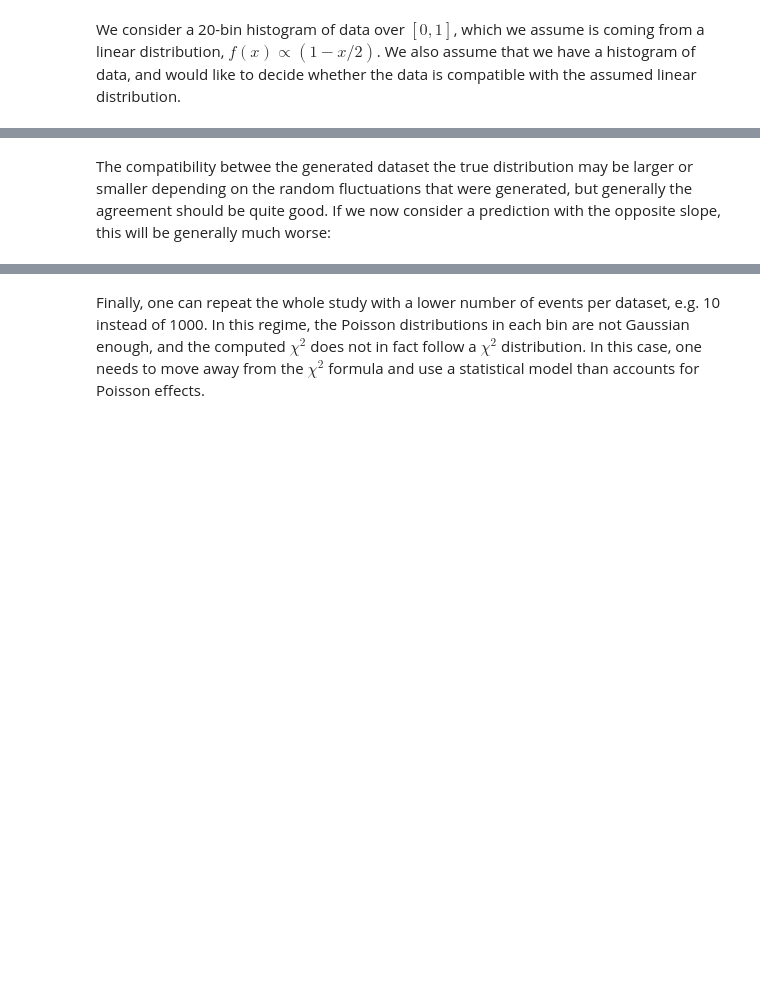
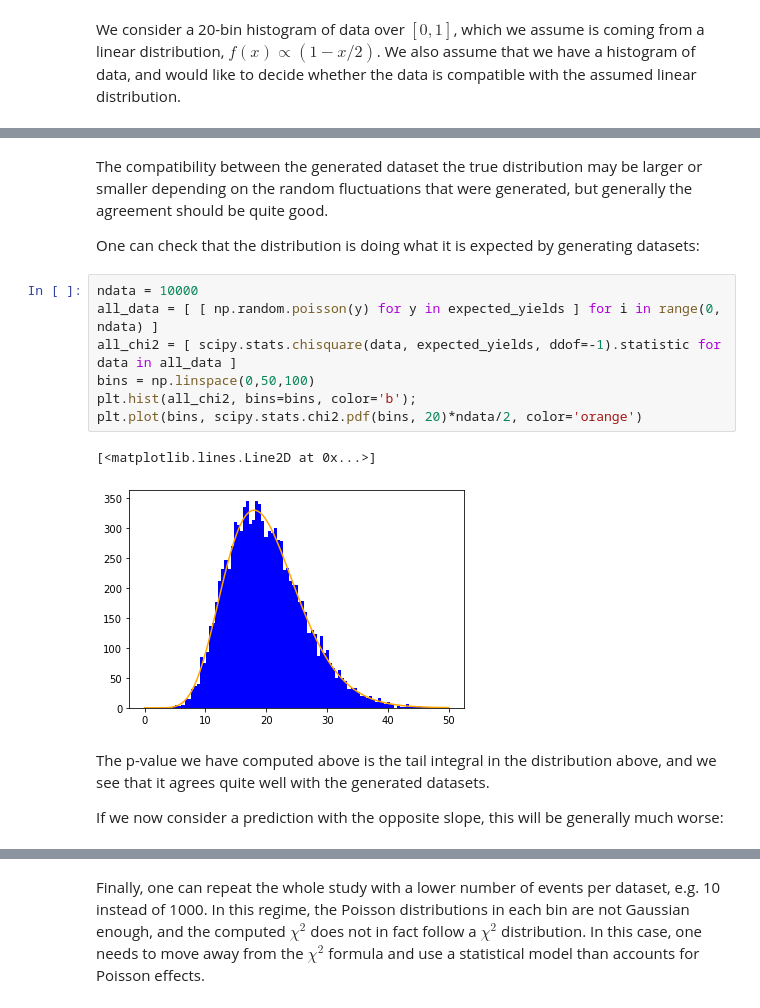
Before and after one commit to fastprof-hep/stats-tutorial, a Jupyter notebook: lecture1_solutions.ipynb, the cells around one changed output, grey strips where cells are left out. Saved outputs shown, nothing was run; the diff lists cells and outputs as text; blank space fills up the shorter version.

```diff
--- a/lecture1_solutions.ipynb
+++ b/lecture1_solutions.ipynb
@@ -222,4 +223,20 @@ plt.scatter(xvals, dataset, color='orange', zorder=10)
 [figure]
 # %% [markdown]
-The compatibility betwee the generated dataset the true distribution may be larger or smaller depending on the random fluctuations that were generated, but generally the agreement should be quite good. If we now consider a prediction with the opposite slope, this will be generally much worse:
+The compatibility between the generated dataset the true distribution may be larger or smaller depending on the random fluctuations that were generated, but generally the agreement should be quite good.
+
+One can check that the distribution is doing what it is expected by generating datasets:
+# %%
+ndata = 10000
+all_data = [ [ np.random.poisson(y) for y in expected_yields ] for i in range(0, ndata) ]
+all_chi2 = [ scipy.stats.chisquare(data, expected_yields, ddof=-1).statistic for data in all_data ]
+bins = np.linspace(0,50,100)
+plt.hist(all_chi2, bins=bins, color='b');
+plt.plot(bins, scipy.stats.chi2.pdf(bins, 20)*ndata/2, color='orange')
+# %% [output]
+[<matplotlib.lines.Line2D at 0x...>]
+[figure, added]
+# %% [markdown]
+The p-value we have computed above is the tail integral in the distribution above, and we see that it agrees quite well with the generated datasets.
+
+If we now consider a prediction with the opposite slope, this will be generally much worse:
 # %%
```
Also changed, not shown: parts of 5 cells of this notebook, 1 other file.
